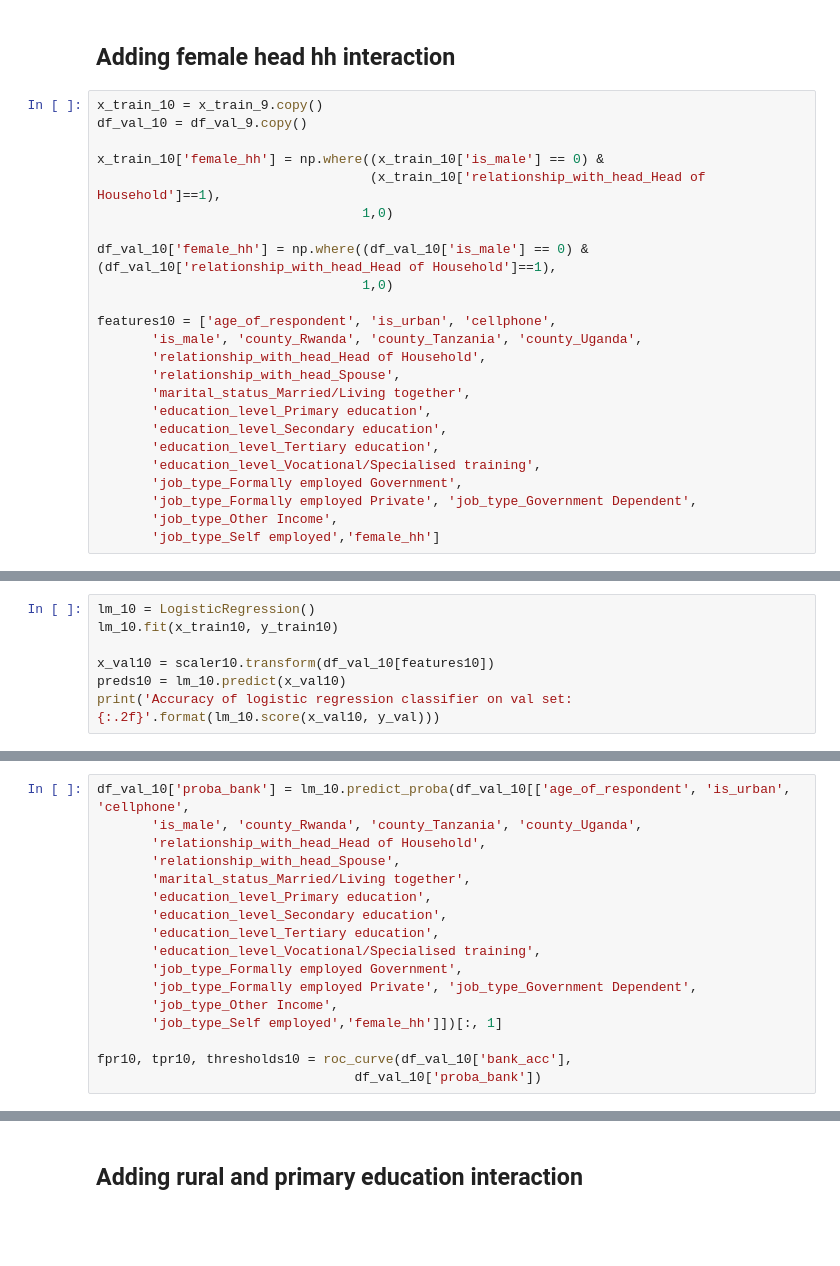
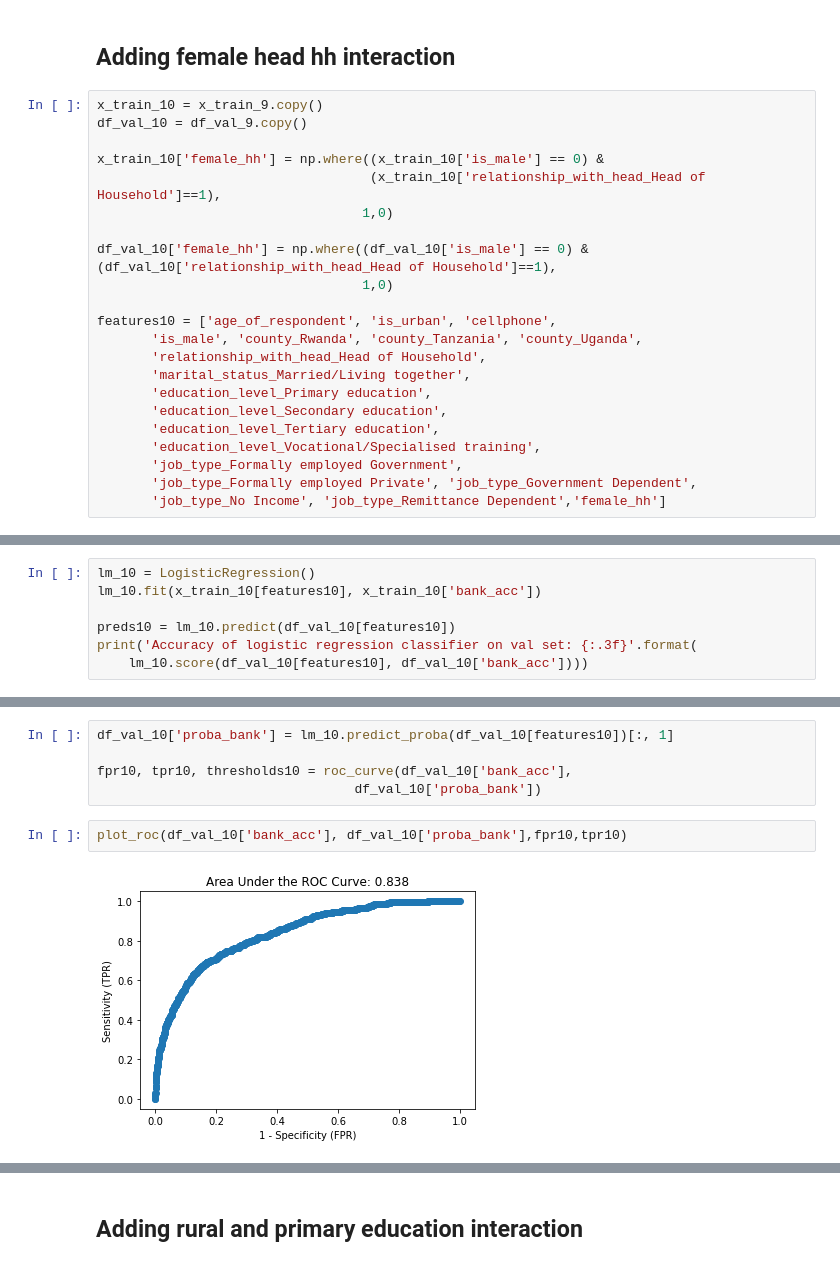
Before and after one commit to tawney-kirkland/03-mcnulty, a Jupyter notebook: data-processing.ipynb, the cells around one changed output, grey strips where cells are left out. Saved outputs shown, nothing was run; the diff lists cells and outputs as text; blank space fills up the shorter version.

```diff
--- a/data-processing.ipynb
+++ b/data-processing.ipynb
@@ -991,7 +1004,6 @@ df_val_10['female_hh'] = np.where((df_val_10['is_male'] == 0) & (df_val_10['rela
 features10 = ['age_of_respondent', 'is_urban', 'cellphone',
        'is_male', 'county_Rwanda', 'county_Tanzania', 'county_Uganda',
        'relationship_with_head_Head of Household',
-       'relationship_with_head_Spouse',
        'marital_status_Married/Living together',
        'education_level_Primary education',
        'education_level_Secondary education',
@@ -999,5 +1011,4 @@ features10 = ['age_of_respondent', 'is_urban', 'cellphone',
        'education_level_Vocational/Specialised training',
        'job_type_Formally employed Government',
        'job_type_Formally employed Private', 'job_type_Government Dependent',
-       'job_type_Other Income',
-       'job_type_Self employed','female_hh']
+       'job_type_No Income', 'job_type_Remittance Dependent','female_hh']
@@ -1030,8 +1037,8 @@ x20      -0.0861     0.0427    -2.0179   0.0436   -0.1698   -0.0025
 # %%
 lm_10 = LogisticRegression()
-lm_10.fit(x_train10, y_train10)
+lm_10.fit(x_train_10[features10], x_train_10['bank_acc'])
 
-x_val10 = scaler10.transform(df_val_10[features10])
-preds10 = lm_10.predict(x_val10)
-print('Accuracy of logistic regression classifier on val set: {:.2f}'.format(lm_10.score(x_val10, y_val)))
+preds10 = lm_10.predict(df_val_10[features10])
+print('Accuracy of logistic regression classifier on val set: {:.3f}'.format(
+    lm_10.score(df_val_10[features10], df_val_10['bank_acc'])))
 # %% [output]
@@ -1056,17 +1069,0 @@ weighted avg       0.87      0.89      0.87      3529
-# %%
-df_val_10['proba_bank'] = lm_10.predict_proba(df_val_10[['age_of_respondent', 'is_urban', 'cellphone',
-       'is_male', 'county_Rwanda', 'county_Tanzania', 'county_Uganda',
-       'relationship_with_head_Head of Household',
-       'relationship_with_head_Spouse',
-       'marital_status_Married/Living together',
-       'education_level_Primary education',
-       'education_level_Secondary education',
-       'education_level_Tertiary education',
-       'education_level_Vocational/Specialised training',
-       'job_type_Formally employed Government',
-       'job_type_Formally employed Private', 'job_type_Government Dependent',
-       'job_type_Other Income',
-       'job_type_Self employed','female_hh']])[:, 1]
-
-fpr10, tpr10, thresholds10 = roc_curve(df_val_10['bank_acc'],
-                                 df_val_10['proba_bank'])
@@ -1076,0 +1070,9 @@ plot_roc(df_val_10['bank_acc'], lm_10.predict_proba(x_val10)[:, 1])
+# %%
+df_val_10['proba_bank'] = lm_10.predict_proba(df_val_10[features10])[:, 1]
+
+fpr10, tpr10, thresholds10 = roc_curve(df_val_10['bank_acc'],
+                                 df_val_10['proba_bank'])
+# %%
+plot_roc(df_val_10['bank_acc'], df_val_10['proba_bank'],fpr10,tpr10)
+# %% [output]
+[figure, added]
```
Also changed, not shown: parts of 123 cells of this notebook, 1 other file.
